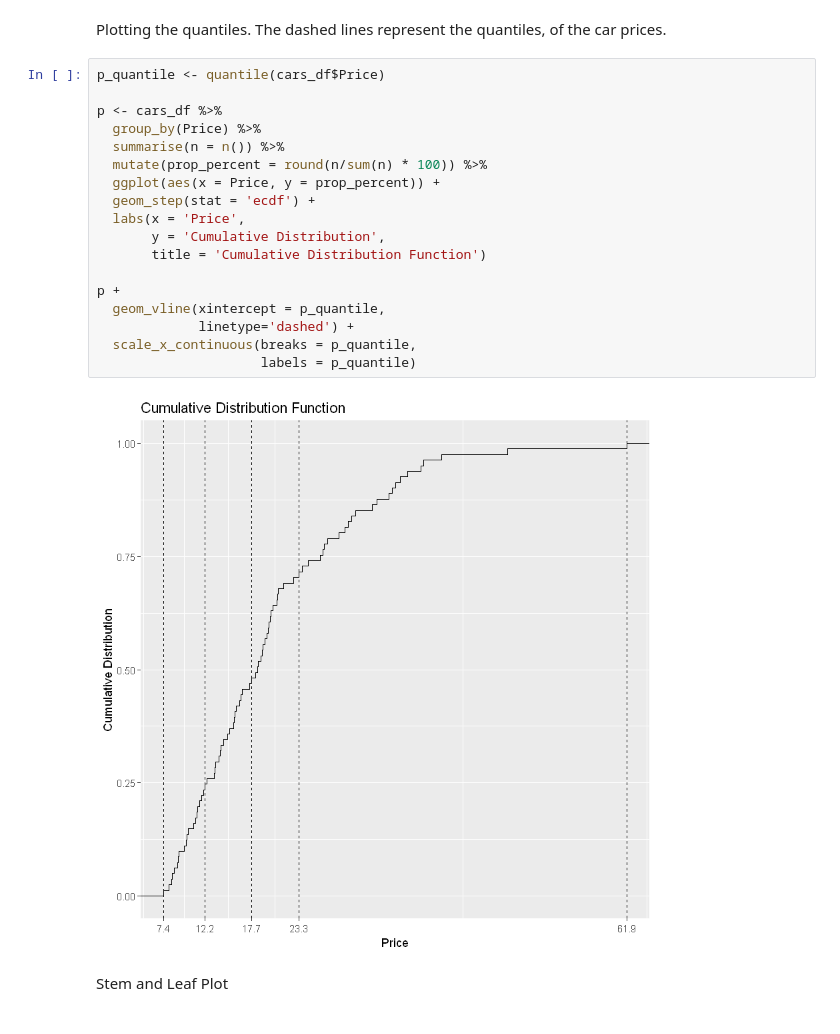
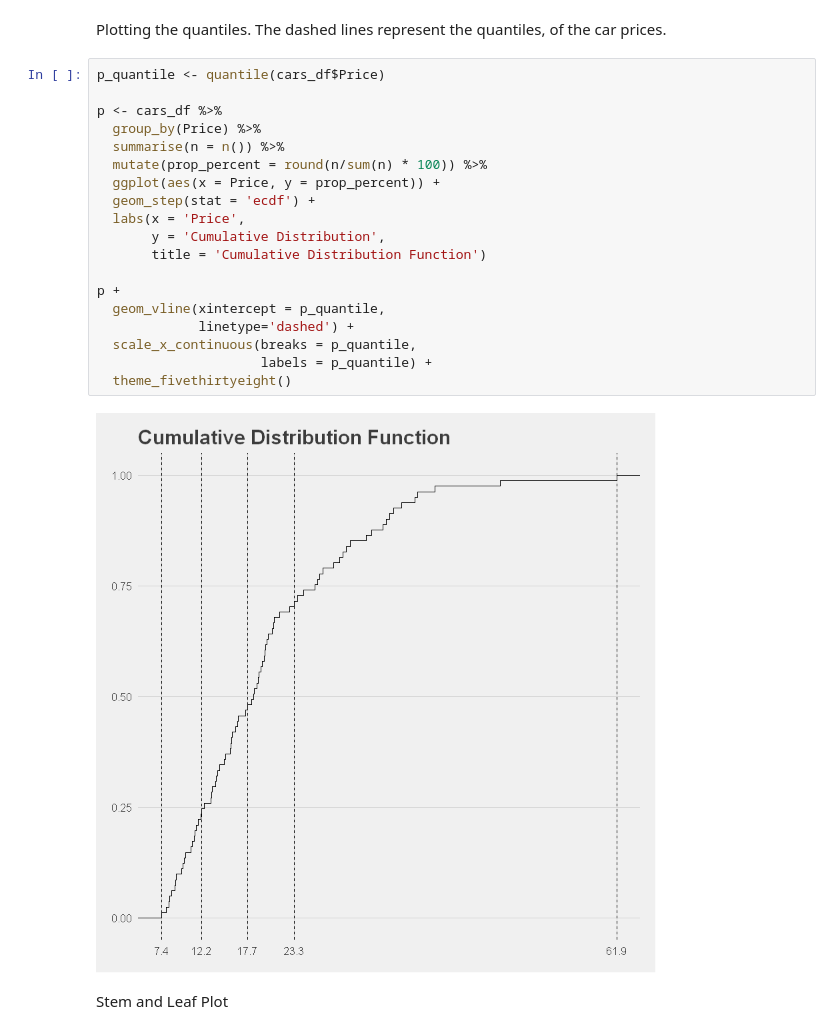
Before and after one commit to codingfinance/Statistical_Analysis_with_R, a Jupyter notebook: 07-Summarize_data.ipynb, the cells around one changed output. Drawn from its saved outputs; the diff is of its cells as text.

```diff
--- a/07-Summarize_data.ipynb
+++ b/07-Summarize_data.ipynb
@@ -213,23 +215,24 @@ Plotting the quantiles. The dashed lines represent the quantiles, of the car pri
 # %%
 p_quantile <- quantile(cars_df$Price)
 
 p <- cars_df %>%
   group_by(Price) %>%
   summarise(n = n()) %>%
   mutate(prop_percent = round(n/sum(n) * 100)) %>%
   ggplot(aes(x = Price, y = prop_percent)) +
   geom_step(stat = 'ecdf') +
   labs(x = 'Price',
        y = 'Cumulative Distribution',
        title = 'Cumulative Distribution Function')
 
 p +
   geom_vline(xintercept = p_quantile,
              linetype='dashed') +
   scale_x_continuous(breaks = p_quantile,
-                     labels = p_quantile)
+                     labels = p_quantile) +
+  theme_fivethirtyeight()
 # %% [output]
-[figure, old version]
+[figure, new version]
 # %% [markdown]
 Stem and Leaf Plot
 # %%
```
Also changed, not shown: parts of 3 cells of this notebook, 3 other files.
